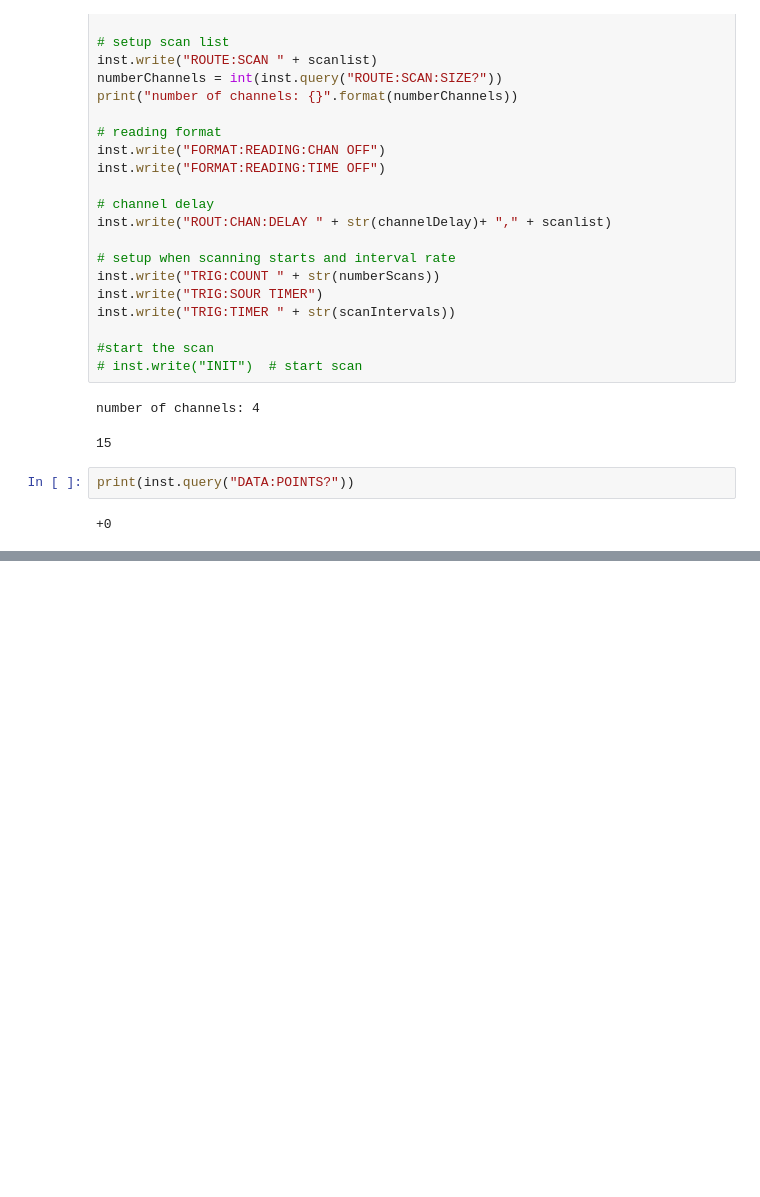
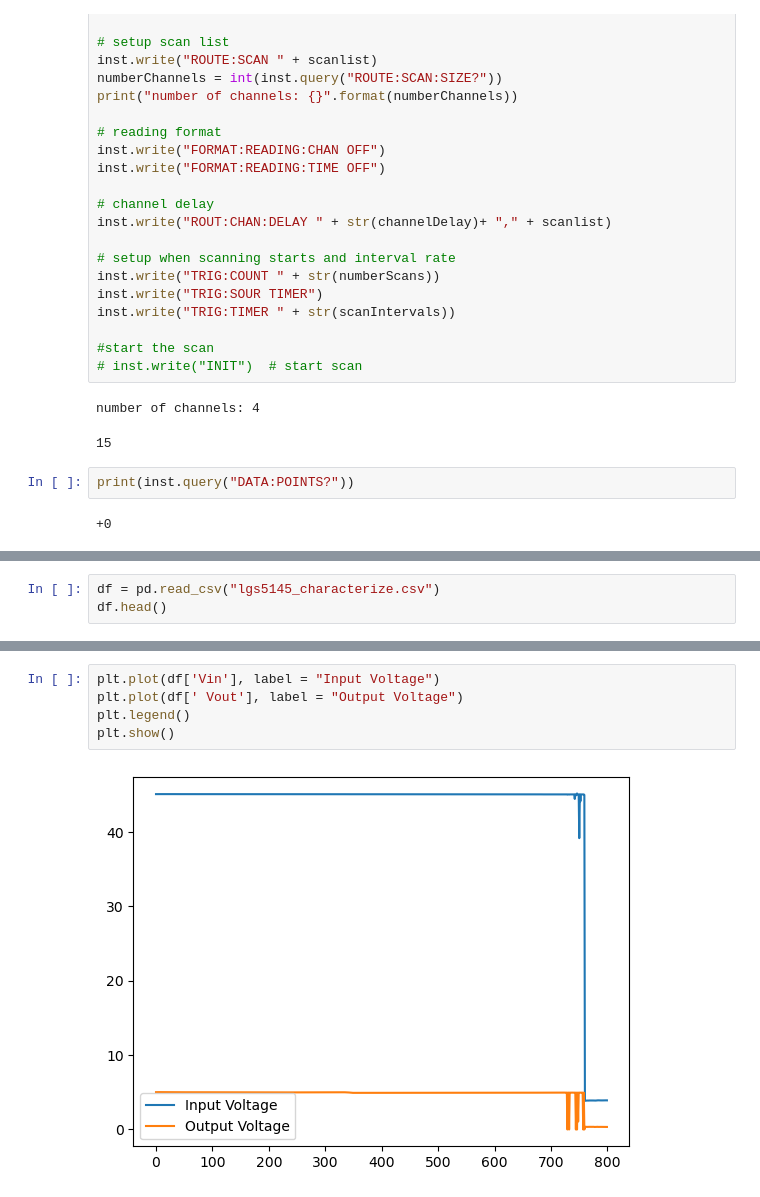
Before and after one commit to sdp8483/pl_test_pcb, a Jupyter notebook: LGS5145/software/lgs5145_characterize.ipynb, the cells around one changed output, grey strips where cells are left out. Drawn from its saved outputs; the diff is of its cells as text; blank space fills up the shorter version.

```diff
--- a/LGS5145/software/lgs5145_characterize.ipynb
+++ b/LGS5145/software/lgs5145_characterize.ipynb
@@ -112,0 +119,3 @@ Vin, Vout, Iin, Iout
+# %%
+df = pd.read_csv("lgs5145_characterize.csv")
+df.head()
@@ -112,0 +129,7 @@ Vin, Vout, Iin, Iout
+# %%
+plt.plot(df['Vin'], label = "Input Voltage")
+plt.plot(df[' Vout'], label = "Output Voltage")
+plt.legend()
+plt.show()
+# %% [output]
+[figure, added]
```
Also changed, not shown: parts of 5 cells of this notebook, 1 other file.
